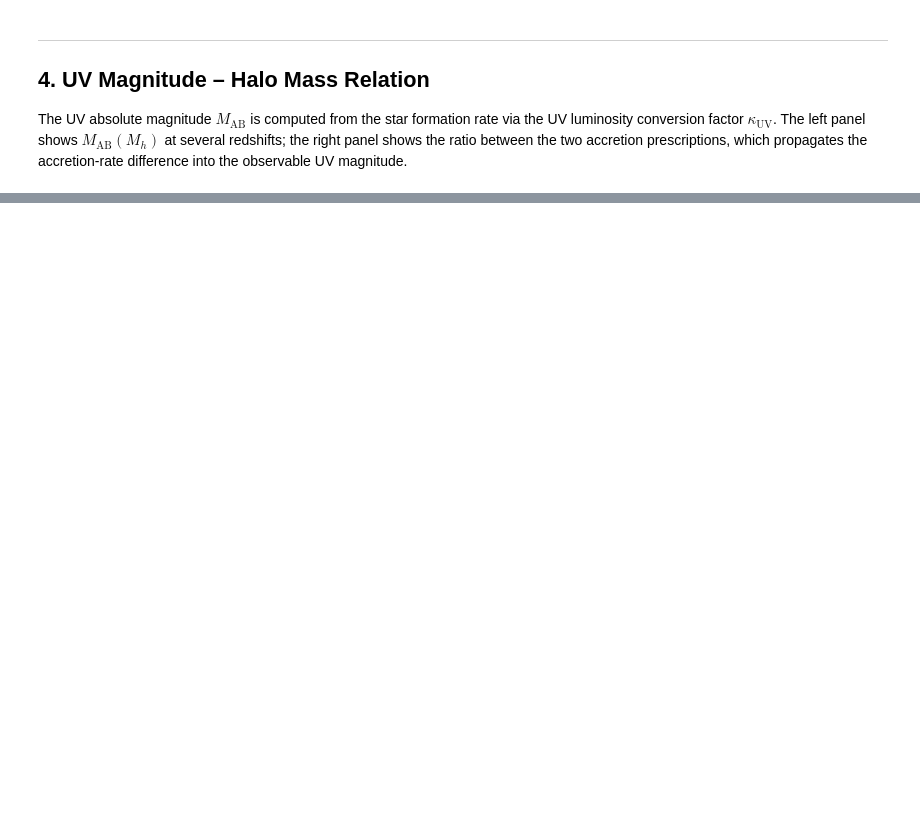
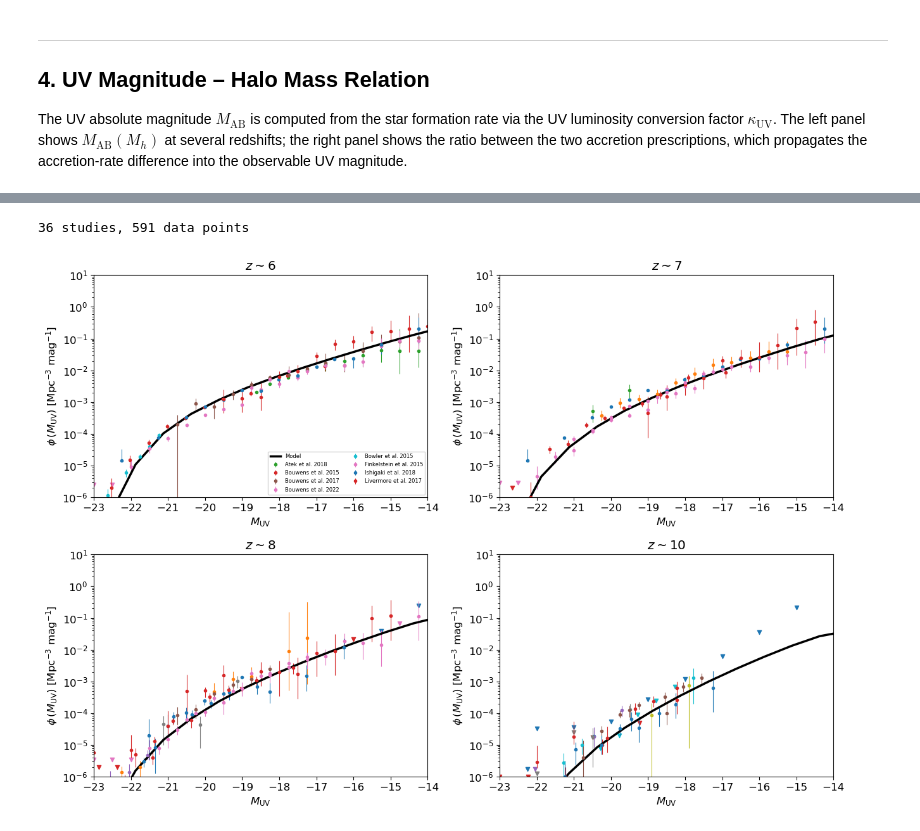
Before and after one commit to sambit-giri/toolscosmo, a Jupyter notebook: notebooks/example_Astrophysics.ipynb, the cells around one changed output, grey strips where cells are left out. Cells and saved outputs as stored; diff of their text form; code cells hidden in the pictures; blank space fills up the shorter version.

```diff
--- a/notebooks/example_Astrophysics.ipynb
+++ b/notebooks/example_Astrophysics.ipynb
@@ -293,0 +261,55 @@ plt.show()
+# %%
+# Load all UVLF observations from corecon (downloads + caches on first call)
+uvlf_obs = tcm.load_uvlf_data(source='corecon')
+print(f"{len(uvlf_obs['reference'].unique())} studies, {len(uvlf_obs)} data points")
+
+z_bins = [6, 7, 8, 10]
+fig, axs = plt.subplots(2, 2, figsize=(13, 9))
+axs = axs.flatten()
+
+# Use a colour cycle large enough for many references
+import itertools
+colour_cycle = itertools.cycle(plt.rcParams['axes.prop_cycle'].by_key()['color'])
+ref_colours  = {ref: next(colour_cycle)
+                for ref in sorted(uvlf_obs['reference'].unique())}
+
+for j, zj in enumerate(z_bins):
+    ax = axs[j]
+    ax.set_title(f'$z\\sim {zj}$')
+
+    # observations near this redshift
+    df_z = uvlf_obs[abs(uvlf_obs['z'] - zj) <= 0.5]
+
+    for ref, grp in df_z.groupby('reference'):
+        col  = ref_colours[ref]
+        det  = grp[~grp['upper_lim']]
+        ulim = grp[grp['upper_lim']]
+
+        if len(det):
+            phi    = 10 ** det['log_phi'].values
+            e_up   = 10 ** (det['log_phi'].values + det['err_up'].values)   - phi
+            e_dn   = phi - 10 ** (det['log_phi'].values - det['err_down'].values)
+            ax.errorbar(det['M_UV'].values, phi,
+                        yerr=[e_dn, e_up], fmt='o', ms=3,
+                        color=col, elinewidth=0.8,
+                        label=ref if j == 0 else None)
+        if len(ulim):
+            ax.scatter(ulim['M_UV'].values, 10 ** ulim['log_phi'].values,
+                       marker='v', s=20, color=col)
+
+    # model
+    z_jdx = abs(out_lf['z'] - zj).argmin()
+    ax.plot(out_lf['uvlf']['Muv_mean'], out_lf['uvlf']['phi_uv'][z_jdx, :],
+            lw=2.5, color='k', label='Model' if j == 0 else None)
+
+    ax.set_yscale('log')
+    ax.axis([-23, -14, 1e-6, 1e1])
+    ax.set_xlabel(r'$M_{\rm UV}$')
+    ax.set_ylabel(r'$\phi\,(M_{\rm UV})$ [Mpc$^{-3}$ mag$^{-1}$]')
+
+axs[0].legend(fontsize=6, loc='lower right', ncol=2)
+plt.tight_layout()
+plt.show()
+# %% [output]
+36 studies, 591 data points
+[figure, added]
```
Also changed, not shown: parts of 11 cells of this notebook, 6 other files.
